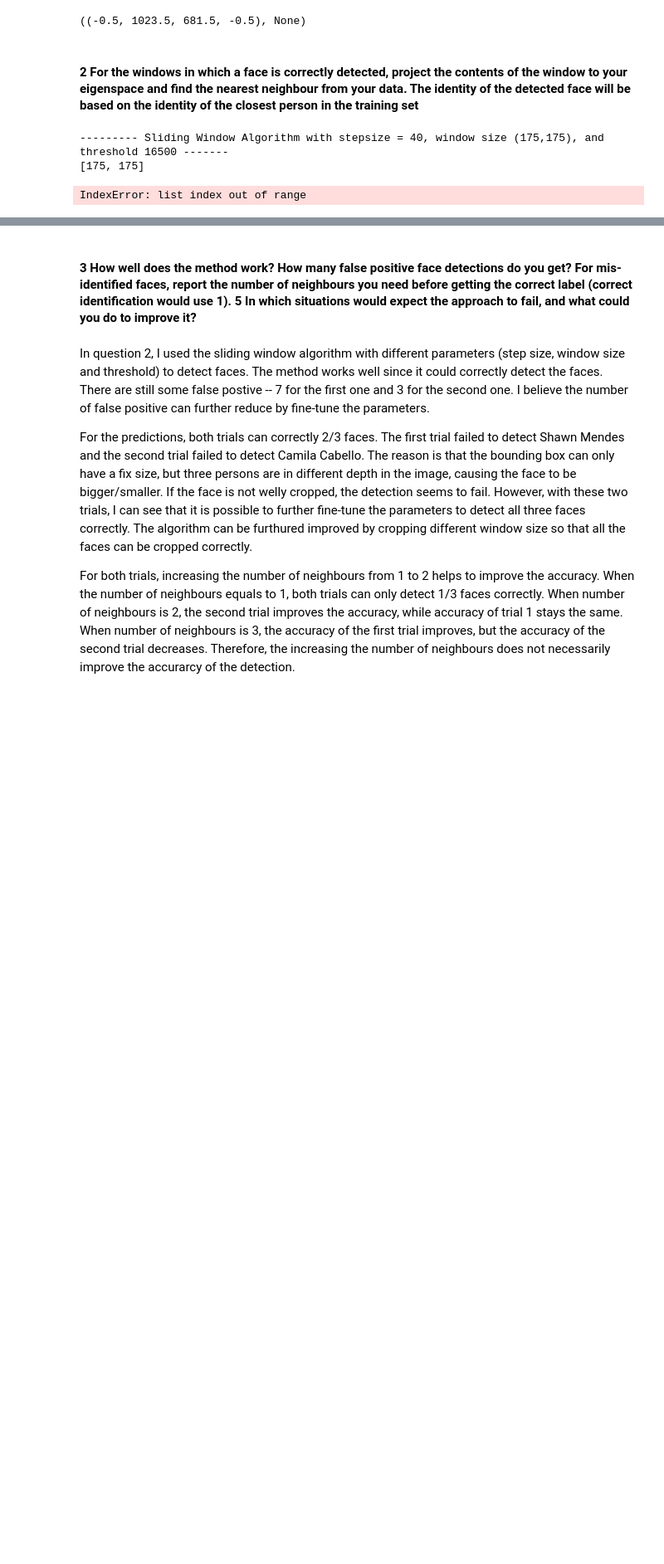
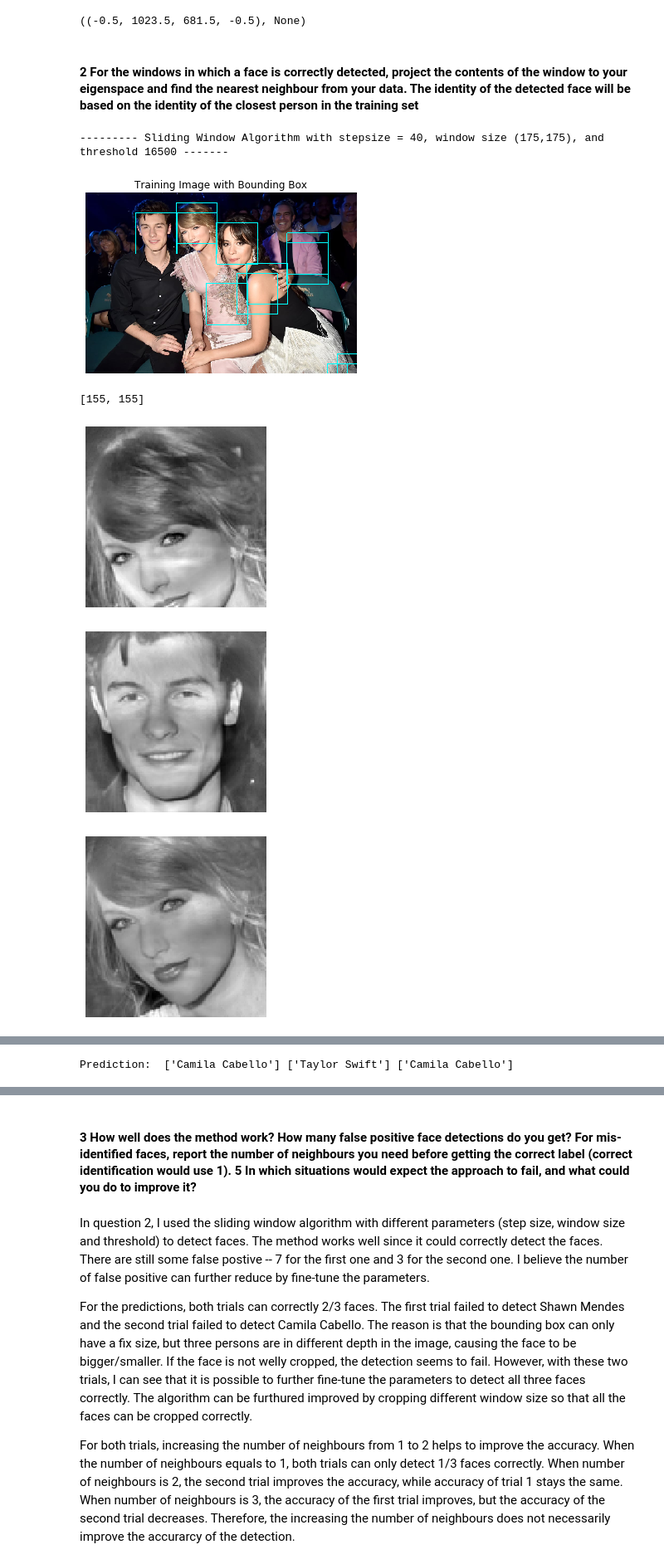
Before and after one commit to FulinHuang/Computer-Vision, a Jupyter notebook: A4_Face_Detection_Recognition/A4_Face_Detection_Recognition.ipynb, the cells around one changed output, grey strips where cells are left out. Shown at 83% size. Cells and saved outputs as stored; diff of their text form; code cells hidden in the pictures; blank space fills up the shorter version.

```diff
--- a/A4_Face_Detection_Recognition/A4_Face_Detection_Recognition.ipynb
+++ b/A4_Face_Detection_Recognition/A4_Face_Detection_Recognition.ipynb
@@ -429,12 +569,12 @@ Count 0
 # %%
 from sklearn.neighbors import KNeighborsClassifier
 
-def face_detection(windowSize, numFace):
+def face_detection(windowSize, num_face,detected_face_eigenspace, position_pair):
     # Display correctly detected faces
     print (windowSize)
     detected_face_image = test_image.copy()
     face_list = []
-    for i in range(4):
+    for i in range(num_face):
         x_pos = position_pair[i][1]
         y_pos = position_pair[i][0]
         face = detected_face_image[y_pos:y_pos+windowSize[0],x_pos:x_pos+windowSize[1]]
@@ -446,84 +586,53 @@ def face_detection(windowSize, numFace):
         face_list.append(face)
 
     detected_face_eigenspace = []
-    for i in range(4):
+    for i in range(num_face):
         detected_eigenspace = 0
         for j in range(test_new_matrix.shape[1]):
             weight = np.dot(face_list[i].T, test_new_matrix[:,j])
             detected_eigenspace += weight * test_new_matrix[:,j]
         detected_face_eigenspace.append(detected_eigenspace)
 
     face_matrix = detected_face_eigenspace[0].ravel()
-    for i in range(1,3):
+    for i in range(1,num_face):
         b = detected_face_eigenspace[i]
         face_matrix = np.vstack((face_matrix, b))
 
     face_position = []
-    for i in range(4):
+    for i in range(num_face):
         x_pos = position_pair[i][1]
         y_pos = position_pair[i][0]
         face_position.append([x_pos, y_pos])
         cv2.rectangle(detected_face_image, (x_pos, y_pos), (x_pos+windowSize[1], y_pos+windowSize[0]), (0, 255, 255), 2)
+    # Display correctly detected faces
+    plt.imshow(detected_face_image), plt.title("Correctly Detected Faces")
+    plt.axis('off'),plt.show()
 
-    return detected_face_eigenspace
+    return face_list, detected_face_eigenspace
 
-detection_near_neighbor = KNeighborsClassifier(n_neighbors = 3, metric = 'l2')
+detection_near_neighbor = KNeighborsClassifier(n_neighbors = 3)
 detection_near_neighbor.fit(eigenspace.T, label)
 
 print("--------- Sliding Window Algorithm with stepsize = 40, window size (175,175), and threshold 16500 -------")
 # stepSize =  40, windowSize = [175, 175] ,threshold = 16500
-detected_face_eigenspace = face_detection(windowSize, 4)
-
 plt.imshow(bounding_box_image), plt.title("Training Image with Bounding Box")
 plt.axis('off'),plt.show()
 
-# Display correctly detected faces
-plt.imshow(detected_face_image), plt.title("Correctly Detected Faces")
-plt.axis('off'),plt.show()
+face_list, detected_face_eigenspace = face_detection(windowSize, 4,detected_face_eigenspace, position_pair)
+
 
 # Make Prediction
-predict_detection1 = detection_near_neighbor.predict([detected_face_eigenspace[0]])
-predict_detection2 = detection_near_neighbor.predict([detected_face_eigenspace[1]])
+plt.imshow(face_list[1].reshape(128,128),cmap="gray"), plt.show()
+predict_detection1 = detection_near_neighbor.predict([detected_face_eigenspace[1]])
+plt.imshow(face_list[2].reshape(128,128),cmap="gray"), plt.show()
+predict_detection2 = detection_near_neighbor.predict([detected_face_eigenspace[2]])
+plt.imshow(face_list[3].reshape(128,128),cmap="gray"), plt.show()
 predict_detection3 = detection_near_neighbor.predict([detected_face_eigenspace[3]])
 print("Prediction: ", predict_detection1, predict_detection2, predict_detection3, "\n")
-
-
-print("--------- Sliding Window Algorithm with stepsize = 24, window size (155,155), and threshold 15000 -------")
-stepSize1 =  24
-windowSize1 = [155, 155]
-threshold1 = 15000
-
-# Extract window from test image
-count1, position_pair1, detected_face_eigenspace = slidingWindow(test_image_gray, stepSize1, windowSize1, test_new_matrix, threshold1, average_weight_vector)
-print(count1)
-
-# Display test image with bounding boxes
-bounding_box_image1 = test_image.copy()
-plt.figure(figsize=(15,5))
-for i in range(len(position_pair1)):
-    x_pos = position_pair1[i][1]
-    y_pos = position_pair1[i][0]
-    cv2.rectangle(bounding_box_image1, (x_pos, y_pos), (x_pos+windowSize1[1], y_pos+windowSize1[0]), (0, 255, 255), 2)
-
-plt.imshow(bounding_box_image1), plt.title("Training Image with Bounding Box")
-plt.axis('off'),plt.show()
-
-detection_near_neighbor1 = KNeighborsClassifier(n_neighbors = 2, metric = 'l2')
-detection_near_neighbor1.fit(eigenspace.T, label)
-
-# Display Correctly detected faces
-detected_face_eigenspace1 = face_detection(windowSize1, 4)
-plt.imshow(detected_face_image), plt.title("Correctly Detected Faces")
-plt.axis('off'),plt.show()
-
-# Make Prediction
-predict_detection1 = detection_near_neighbor1.predict([detected_face_eigenspace1[0]])
-predict_detection2 = detection_near_neighbor1.predict([detected_face_eigenspace1[1]])
-predict_detection3 = detection_near_neighbor1.predict([detected_face_eigenspace1[3]])
-print("Prediction: ", predict_detection1, predict_detection2, predict_detection3, "\n")
-
-print("First Image has {} false positive, and second image has {} false positive".format(count-4, count1-5))
 # %% [output]
 --------- Sliding Window Algorithm with stepsize = 40, window size (175,175), and threshold 16500 -------
-[175, 175]
+[figure, added]
-IndexError: list index out of range
+[155, 155]
+[figure, added]
+[figure, added]
+[figure, added]
@@ -529,0 +644 @@ IndexError: list index out of range
+Prediction:  ['Camila Cabello'] ['Taylor Swift'] ['Camila Cabello']
```
Also changed, not shown: parts of 10 cells of this notebook.
